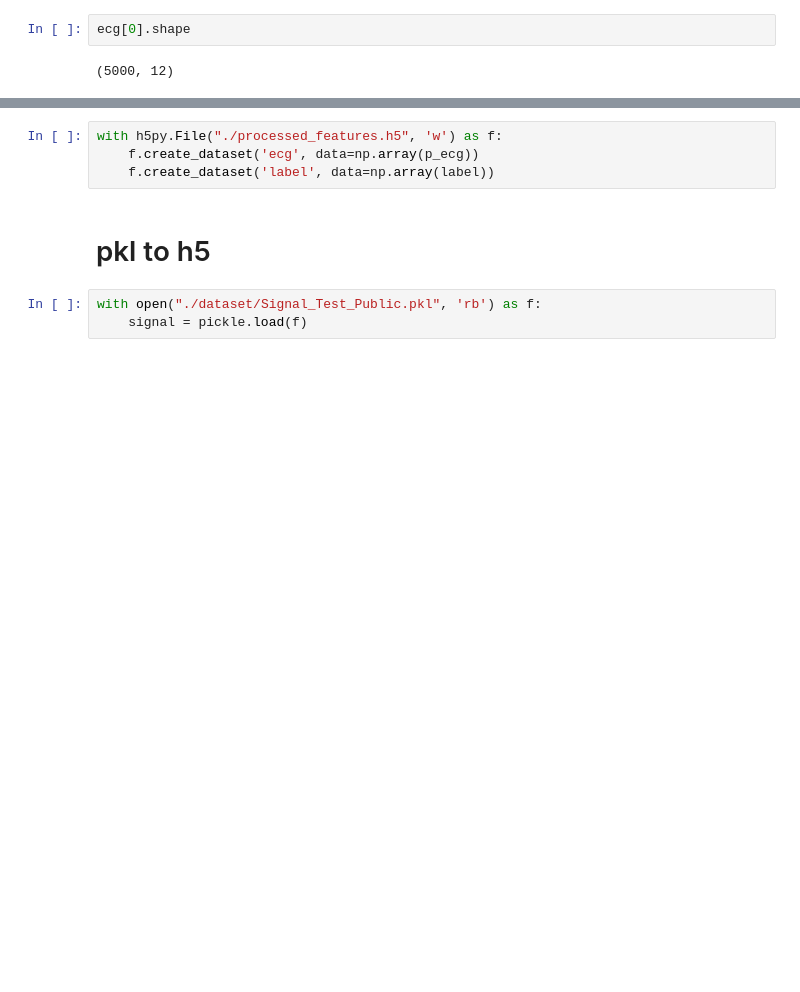
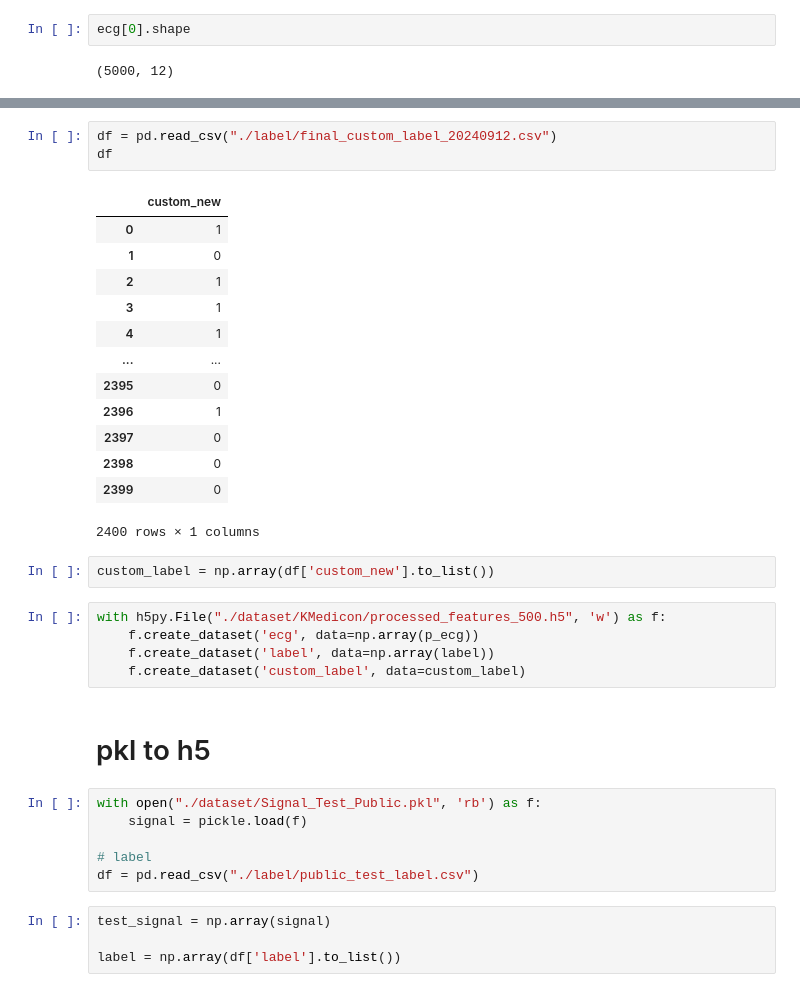
Before and after one commit to LEEHM97/Artifact-Detection-In-ECG, a Jupyter notebook: preprocessing.ipynb, the cells around one changed output, grey strips where cells are left out. Saved outputs shown, nothing was run; the diff lists cells and outputs as text; blank space fills up the shorter version.

Commit message:
feat: public test set label

```diff
--- a/preprocessing.ipynb
+++ b/preprocessing.ipynb
@@ -96,9 +104,36 @@ np.array(p_ecg).shape
+# %%
+df = pd.read_csv("./label/final_custom_label_20240912.csv")
+df
+# %% [output]
+|  | custom_new |
+| 0 | 1 |
+| 1 | 0 |
+| 2 | 1 |
+| 3 | 1 |
+| 4 | 1 |
+| ... | ... |
+| 2395 | 0 |
+| 2396 | 1 |
+| 2397 | 0 |
+| 2398 | 0 |
+| 2399 | 0 |
+2400 rows × 1 columns
+# %%
+custom_label = np.array(df['custom_new'].to_list())
 # %%
-with h5py.File("./processed_features.h5", 'w') as f:
+with h5py.File("./dataset/KMedicon/processed_features_500.h5", 'w') as f:
     f.create_dataset('ecg', data=np.array(p_ecg))
     f.create_dataset('label', data=np.array(label))
+    f.create_dataset('custom_label', data=custom_label)
 # %% [markdown]
 # pkl to h5
 # %%
 with open("./dataset/Signal_Test_Public.pkl", 'rb') as f:
     signal = pickle.load(f)
+
+# label
+df = pd.read_csv("./label/public_test_label.csv")
+# %%
+test_signal = np.array(signal)
+
+label = np.array(df['label'].to_list())
```
Also changed, not shown: parts of 6 cells of this notebook.
